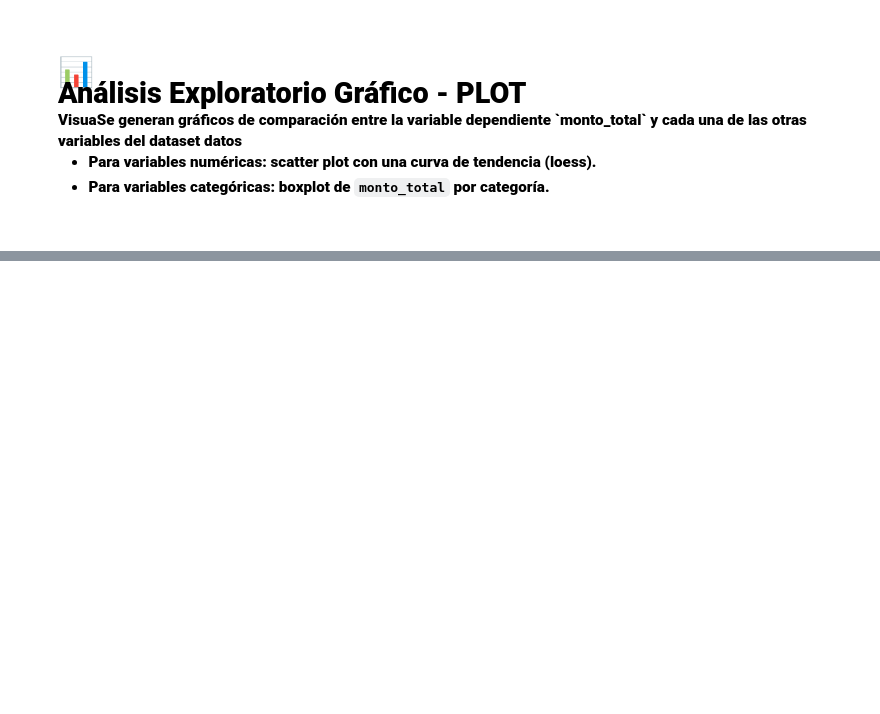
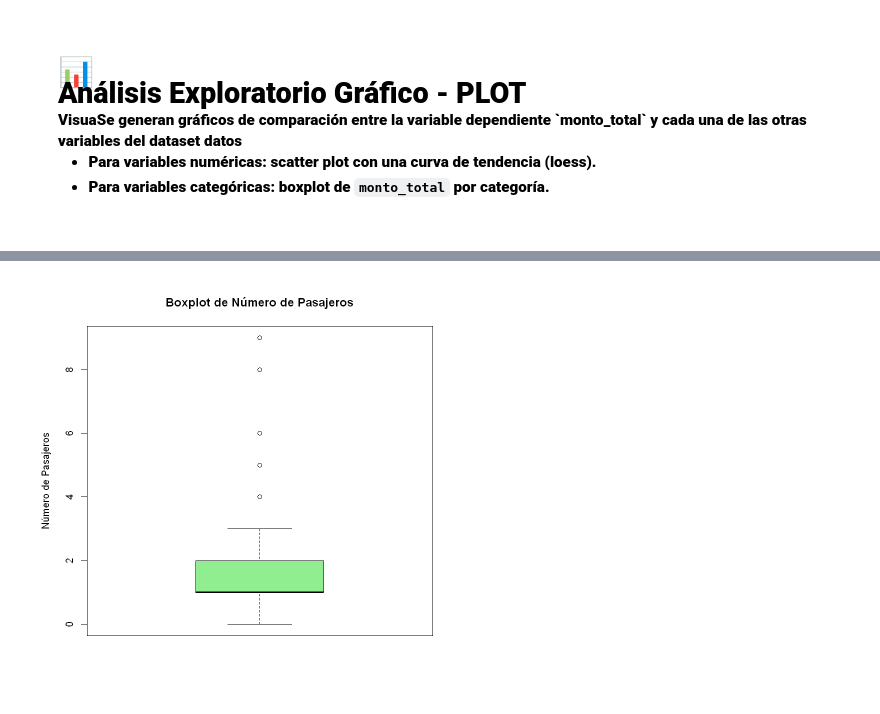
Before and after one commit to RosariosTijeras/Autonomos-Modelamiento, a Jupyter notebook: Autonomos/Autonomo_2/R_Notebooks/analisis.ipynb, the cells around one changed output, grey strips where cells are left out. Saved outputs shown, nothing was run; the diff lists cells and outputs as text; code cells hidden in the pictures; blank space fills up the shorter version.

```diff
--- a/Autonomos/Autonomo_2/R_Notebooks/analisis.ipynb
+++ b/Autonomos/Autonomo_2/R_Notebooks/analisis.ipynb
@@ -611,0 +588,4 @@ F-statistic: 154.5 on 8 and 913740 DF,  p-value: < 2.2e-16
+# %%
+boxplot(datos$numero_pasajeros, main="Boxplot de Número de Pasajeros", ylab="Número de Pasajeros", col="lightgreen")
+# %% [output]
+[figure, added]
```
Also changed, not shown: parts of 24 cells of this notebook.
